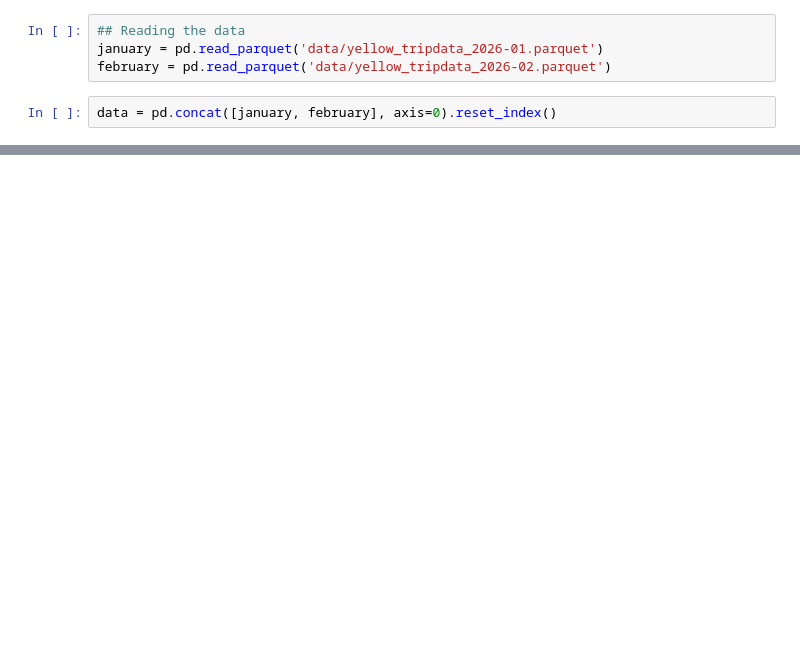
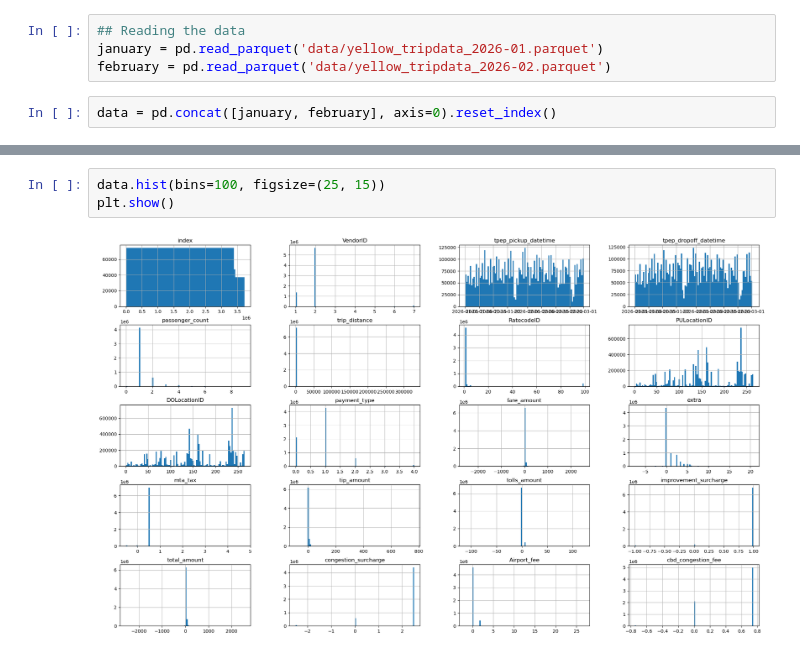
Before and after one commit to TinyHaitch/taxi_analysis, a Jupyter notebook: Untitled.ipynb, the cells around one changed output, grey strips where cells are left out. Drawn from its saved outputs; the diff is of its cells as text; blank space fills up the shorter version.

Commit message:
Starting data cleaning process

```diff
--- a/Untitled.ipynb
+++ b/Untitled.ipynb
@@ -26,0 +70,5 @@ array(['index', 'VendorID', 'tpep_pickup_datetime',
+# %%
+data.hist(bins=100, figsize=(25, 15))
+plt.show()
+# %% [output]
+[figure, added]
```
Also changed, not shown: parts of 10 cells of this notebook.
